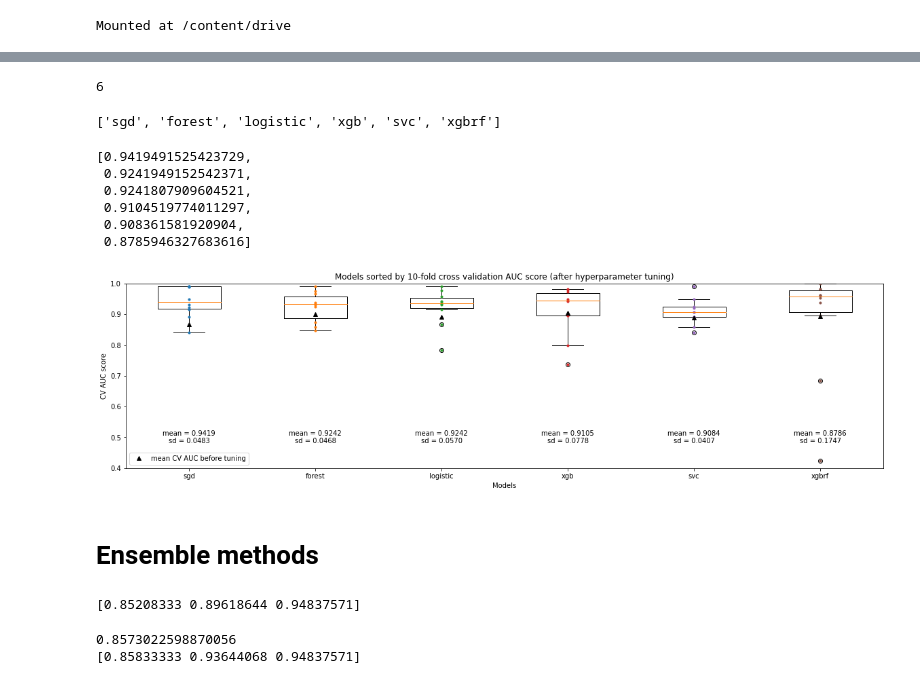
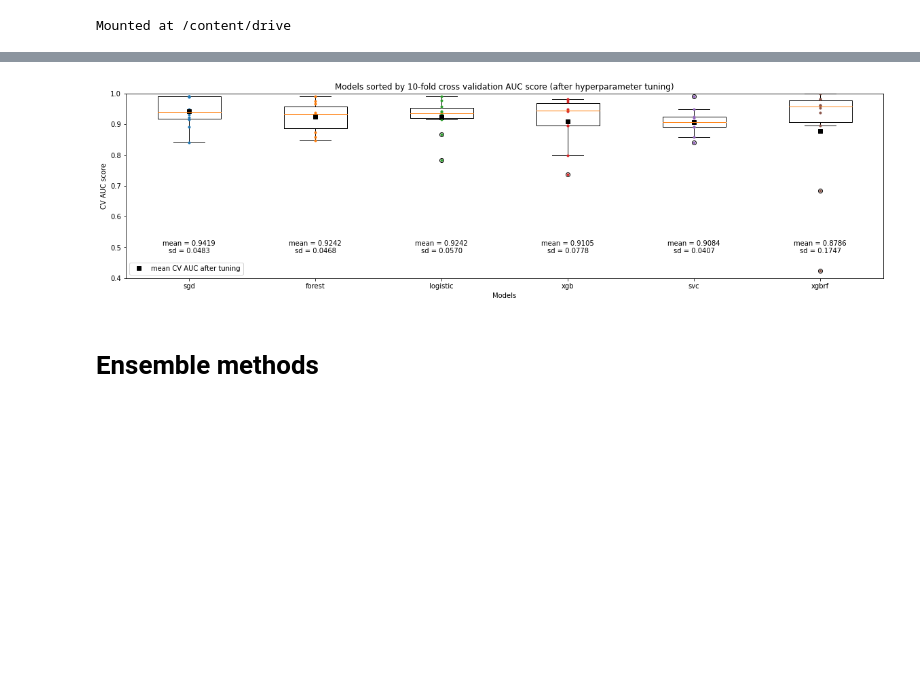
Before and after one commit to WillKWL/Project-NBASeason, a Jupyter notebook: 2_EDA.ipynb, the cells around one changed output, grey strips where cells are left out. Cells and saved outputs as stored; diff of their text form; code cells hidden in the pictures; blank space fills up the shorter version.

Commit message:
complete ensemble learning

```diff
--- a/2_EDA.ipynb
+++ b/2_EDA.ipynb
@@ -1069,80 +1062,24 @@ for clf_name, model in tuned_models.items():
 mean_tuned_auc = [np.mean(auc) for auc in tuned_auc]
 sorted_tuned_auc = [i for _, i in sorted(zip(mean_tuned_auc, tuned_auc), reverse = True)]
 sorted_tuned_clf = [i for _, i in sorted(zip(mean_tuned_auc, tuned_models.keys()), reverse = True)]
-# %%
-len(sorted_tuned_auc)
-# %% [output]
-6
-# %%
-sorted_tuned_clf
-# %% [output]
-['sgd', 'forest', 'logistic', 'xgb', 'svc', 'xgbrf']
-# %%
-sorted(mean_tuned_auc, reverse=True)
-# %% [output]
-[0.9419491525423729,
- 0.9241949152542371,
- 0.9241807909604521,
- 0.9104519774011297,
- 0.908361581920904,
- 0.8785946327683616]
 # %%
 plt.boxplot(sorted_tuned_auc, labels=sorted_tuned_clf)
 # add dots for CV AUC scores
 for i, auc in enumerate(sorted_tuned_auc):
   plt.plot([i+1]*len(auc), auc, ".")
   plt.annotate(f"mean = {np.mean(auc):0.4f}\nsd = {np.std(auc):0.4f}",(i+1, 0.5), ha = 'center', va = 'center')
 
-plt.plot([*range(1,len(sorted_tuned_auc)+1,1)], [mean_auc[list_clf.index(x)] for x in sorted_tuned_clf],
-         "k^", label = 'mean CV AUC before tuning')
+plt.plot([*range(1,len(sorted_tuned_auc)+1,1)], sorted(mean_tuned_auc, reverse=True),
+         "ks", label = 'mean CV AUC after tuning')
+# plt.plot([*range(1,len(sorted_tuned_auc)+1,1)], [mean_auc[list_clf.index(x)] for x in sorted_tuned_clf],
+#          "k^", label = 'mean CV AUC before tuning')
+plt.legend()
 plt.title(f"Models sorted by 10-fold cross validation AUC score (after hyperparameter tuning)")
 plt.xlabel("Models")
 plt.ylim(0.4,1)
 plt.ylabel("CV AUC score")
-plt.legend()
 plt.show()
 # %% [output]
-[figure, old version]
+[figure, new version]
 # %% [markdown]
 # Ensemble methods
-# %%
-from sklearn.ensemble import AdaBoostClassifier
-
-ada_clf = AdaBoostClassifier(
-    # base_estimator=tuned_models['sgd'].best_estimator_.steps[1][1],
-    base_estimator=SGDClassifier(random_state=42),
-    algorithm='SAMME',
-    learning_rate=1,
-    random_state = 42
-)
-
-ensemble_pipeline = make_pipeline(
-    data_preparation,
-    ada_clf
-)
-
-ensemble_pipeline.fit(season, season_label)
-cv_score = cross_val_score(ensemble_pipeline, season, season_label, cv = 10, scoring = 'roc_auc')
-print(np.mean(cv_score))
-print(np.percentile(cv_score, np.arange(25, 100, 25)))
-# %% [output]
-[0.85208333 0.89618644 0.94837571]
-# %%
-from sklearn.ensemble import GradientBoostingClassifier
-
-ensemble_clf = GradientBoostingClassifier(
-    random_state=42
-)
-
-ensemble_pipeline = make_pipeline(
-    data_preparation,
-    ensemble_clf
-)
-
-ensemble_pipeline.fit(season, season_label)
-cv_score = cross_val_score(ensemble_pipeline, season, season_label, cv = 10, scoring = 'roc_auc')
-print(np.mean(cv_score))
-print(np.percentile(cv_score, np.arange(25, 100, 25)))
-# %% [output]
-0.8573022598870056
-[0.85833333 0.93644068 0.94837571]
```
Also changed, not shown: parts of 21 cells of this notebook.
